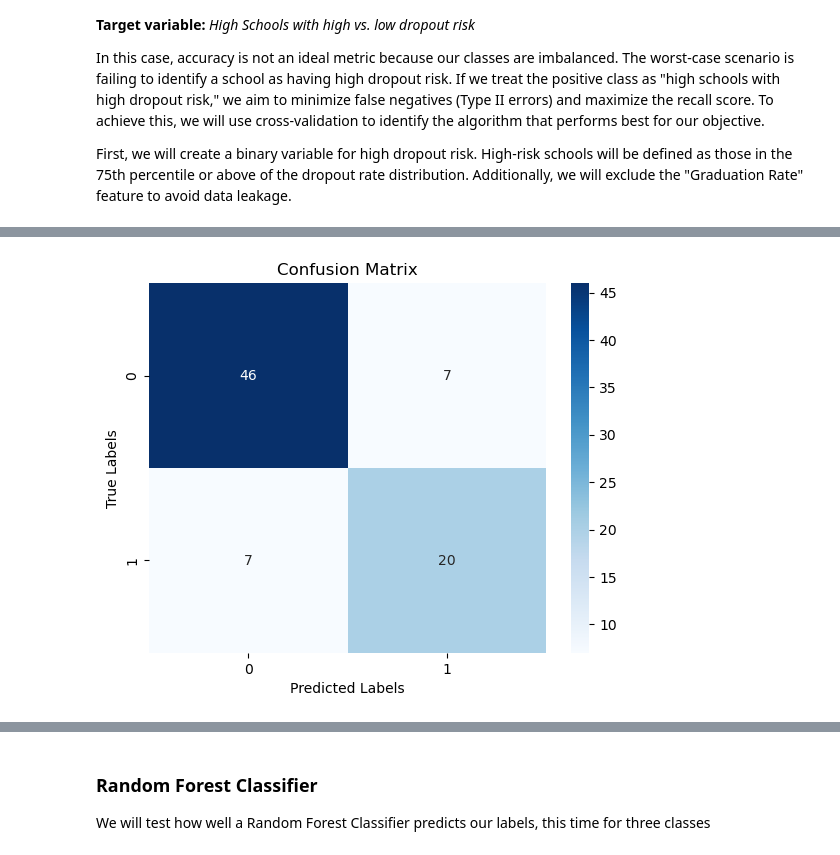
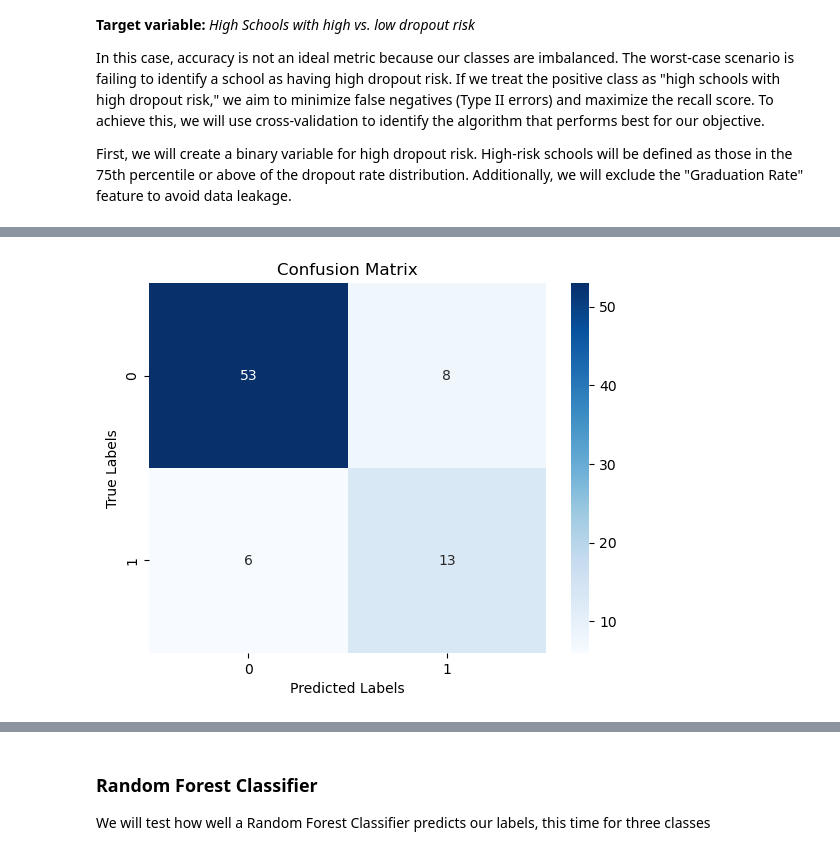
Before and after one commit to joyjessica/DSAN_5000_project, a Jupyter notebook: technical-details/supervised-learning/main.ipynb, the cells around one changed output, grey strips where cells are left out. Saved outputs shown, nothing was run; the diff lists cells and outputs as text; code cells hidden in the pictures.

```diff
--- a/technical-details/supervised-learning/main.ipynb
+++ b/technical-details/supervised-learning/main.ipynb
@@ -67,8 +64,8 @@ def train(X_train, y_train, learning_task_type, model_type, **kwargs):
     if learning_task_type == 'regression':
         if model_type == 'random_forest':
             model = RandomForestRegressor(**kwargs)
-        elif model_type == 'linear_regression':
-            model = LinearRegression(**kwargs)
+        elif model_type == 'lasso_regression':
+            model = Lasso(**kwargs)
         elif model_type == 'gradient_boosting':
             model = GradientBoostingRegressor(**kwargs)
         else:
@@ -444,7 +397,7 @@ max       27.650000
 Name: dropout_rate, dtype: float64
 # %%
 df_class = df_clean.copy()
-df_class['high_dropout'] = [1 if x >= 7.7 else 0 for x in df_class['dropout_rate']]
+df_class['high_dropout'] = [1 if x >= .077 else 0 for x in df_class['dropout_rate']]
 df_class.drop(['dropout_rate','Graduation Rate'], axis=1, inplace=True)
 # %% [markdown]
 ### Random Forest Classification
@@ -453,3 +408,6 @@ We will begin by using a Random Forest classifier. This method is similar to the
 # %%
 X, y, X_train, X_val, X_test, y_train, y_val, y_test = preprocessing(df = df_class, target_column='high_dropout')
+# %%
+smote = SMOTE(sampling_strategy='auto')
+X_smote, y_smote = smote.fit_resample(X_train, y_train)
 # %%
@@ -475,5 +433,5 @@ Best params: {'bootstrap': False, 'max_depth': 5, 'max_features': 'sqrt', 'n_est
 # %%
-model = train(X_train, y_train, 'classification', 'random_forest', bootstrap=True, max_depth=5, max_features='sqrt', n_estimators=50)
+model = train(X_smote, y_smote, 'classification', 'random_forest', bootstrap=False, max_depth=15, max_features='sqrt', n_estimators=50)
 y_pred = validation_eval('classification', model,  X_val, y_val)
 # %% [output]
-[figure, old version]
+[figure, new version]
```
Also changed, not shown: parts of 79 cells of this notebook, 36 other files.
